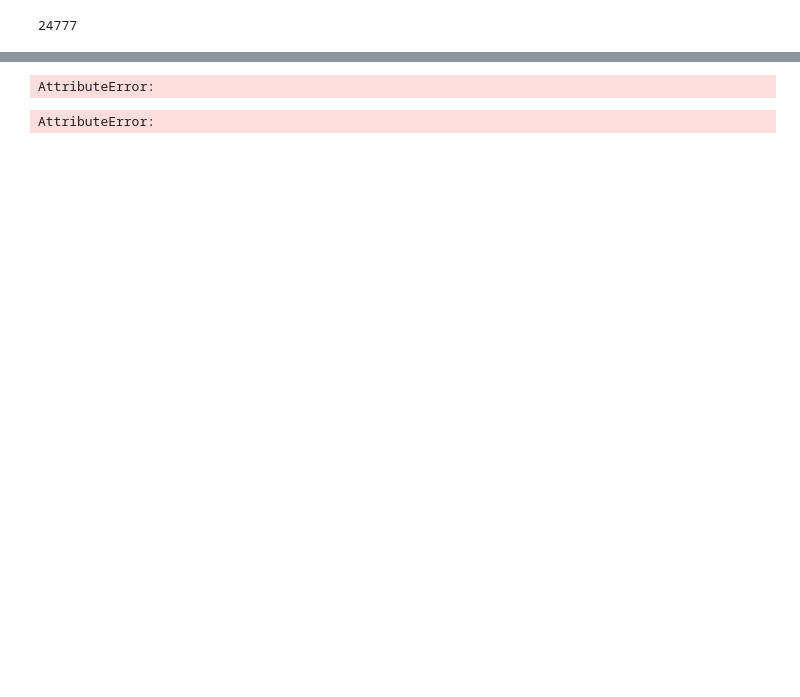
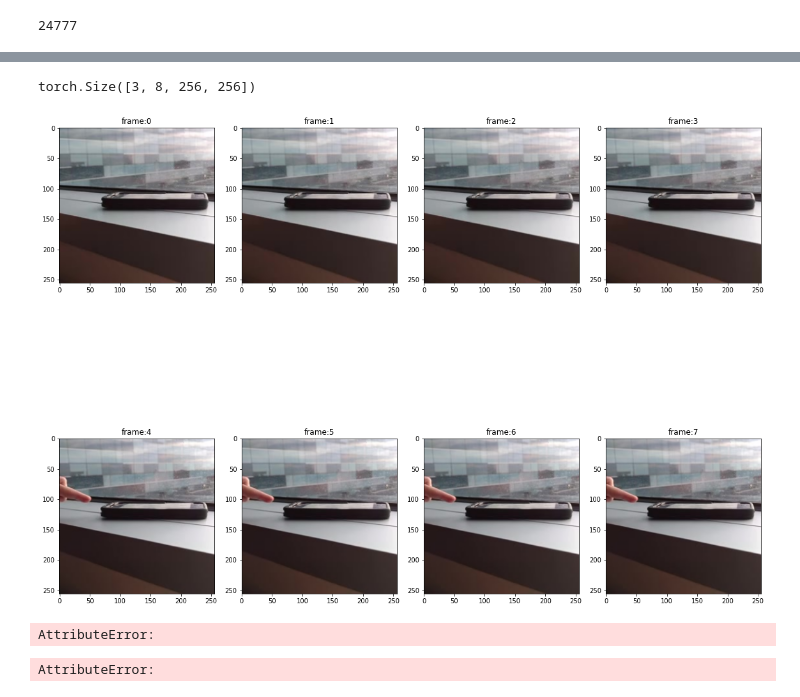
Before and after one commit to kazukiOmi/MDL_Action_Recognition, a Jupyter notebook: test_ssv2/reader.ipynb, the cells around one changed output, grey strips where cells are left out. Cells and saved outputs as stored; diff of their text form; code cells hidden in the pictures; blank space fills up the shorter version.

```diff
--- a/test_ssv2/reader.ipynb
+++ b/test_ssv2/reader.ipynb
@@ -117,3 +115,45 @@ FileNotFoundError: [Errno 2] No such file or directory: '/tmp/54222/54222_000001
+# %%
+print(data["video"].shape)
+# %% [output]
+torch.Size([3, 8, 256, 256])
+# %%
+import numpy as np
+import matplotlib.pyplot as plt
+
+video = []
+frame_list = []
+
+# for i in range(16):
+#     video.append(data["video"][i:i+1].numpy())
+#     video[i] = np.squeeze(video[i])
+#     video[i] = video[i].transpose(1,2,3,0)
+
+# video_id = 0  # videoを0から15で指定
+data["video"] = data["video"].numpy().transpose(1,2,3,0)
+for i in range(8):
+    img = data["video"][i:i+1, :, :, :]
+    img = np.squeeze(img)
+    frame_list.append(img)
+
+# fig = plt.figure()
+# axes = []
+
+rows = 2
+cols = 4
+frame_id = 0
+
+fig, axes = plt.subplots(rows,cols,figsize=(16,16),tight_layout=True)
+
+for i in range(rows):
+    for j in range(cols):
+        img = frame_list[i]
+        subplot_title = ("frame:" + str(frame_id))
+        axes[i,j].set_title(subplot_title)
+        axes[i,j].imshow(img)
+        frame_id = frame_id + 1
+plt.show()
+# %% [output]
+[figure, added]
 # %%
 class LimitDataset(torch.utils.data.Dataset):
     def __init__(self, dataset):
```
Also changed, not shown: parts of 5 cells of this notebook.
